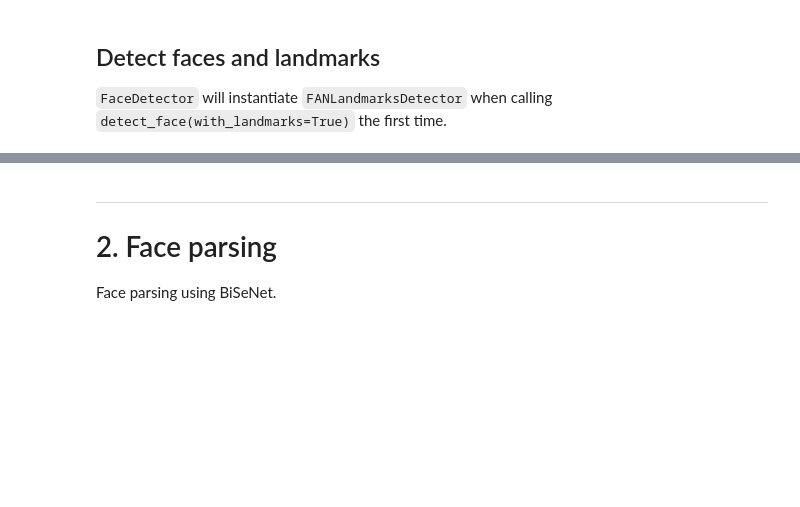
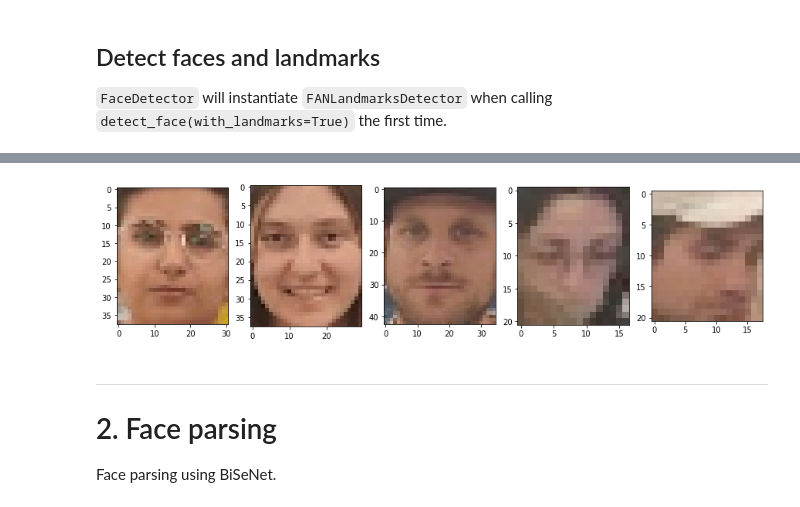
Before and after one commit to eyaler/face_toolbox_keras, a Jupyter notebook: demo.ipynb, the cells around one changed output, grey strips where cells are left out. Cells and saved outputs as stored; diff of their text form; code cells hidden in the pictures; blank space fills up the shorter version.

```diff
--- a/demo.ipynb
+++ b/demo.ipynb
@@ -145,3 +150,18 @@ for i in range(num_faces):
+# %%
+plt.figure(figsize=(15,8))
+num_faces = len(bboxes)
+for i in range(num_faces):
+    try:
+        plt.subplot(1, num_faces, i+1)
+        x0, y0, x1, y1, score = bboxes[i]
+        x0, y0, x1, y1 = map(int, [x0, y0, x1, y1])
+
+        plt.imshow(im[x0:x1, y0:y1, :])
+        plt.imsave(f'{i}.jpg')
+    except:
+        pass
+# %% [output]
+[figure, added]
 # %% [markdown]
 ---
 # 2. Face parsing
```
Also changed, not shown: parts of 7 cells of this notebook.
